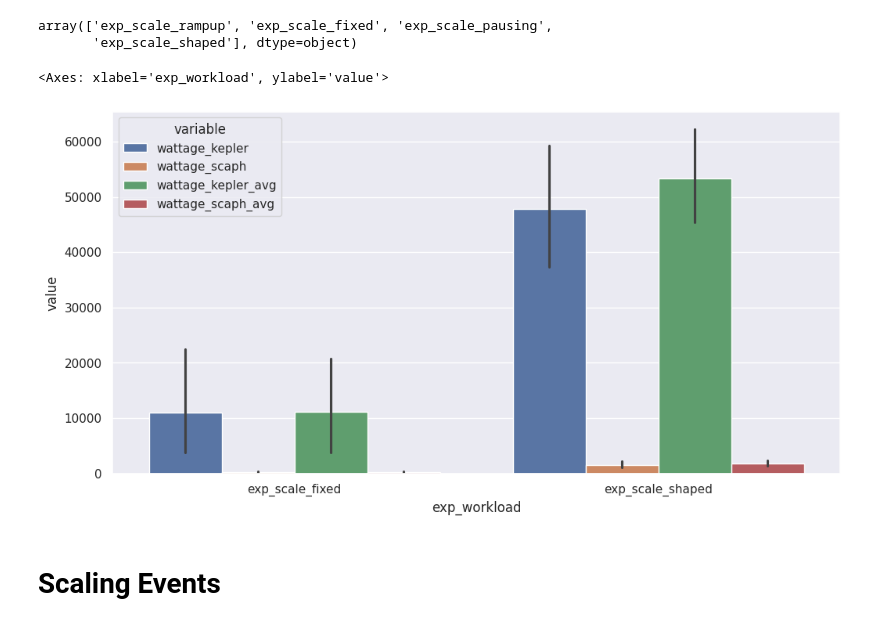
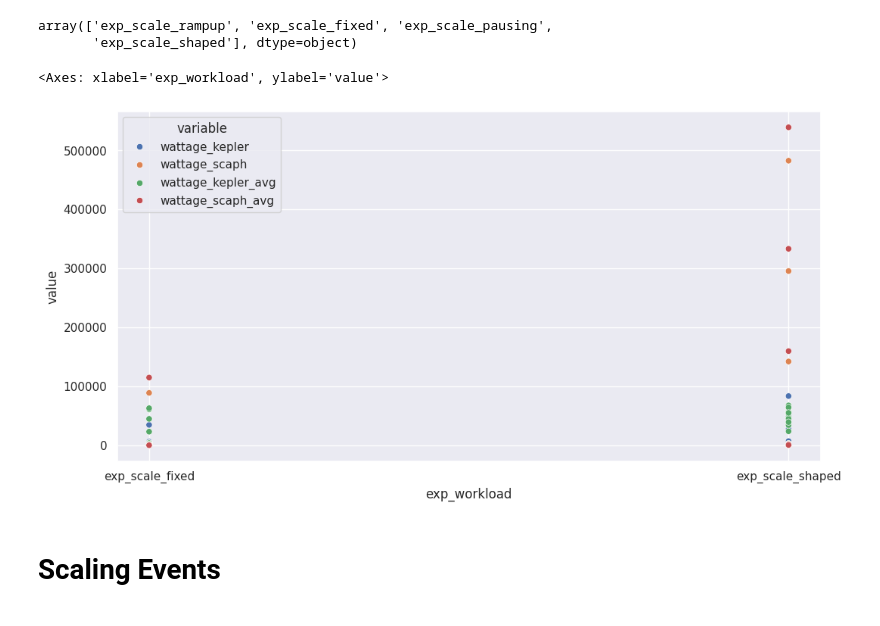
Before and after one commit to clue2-sose25/Clue2, a Jupyter notebook: eval6000.ipynb, the cells around one changed output. Saved outputs shown, nothing was run; the diff lists cells and outputs as text; code cells hidden in the pictures.

```diff
--- a/eval6000.ipynb
+++ b/eval6000.ipynb
@@ -15,7 +15,7 @@ pd.set_option('display.max_columns', None)
 sns.set_theme(rc={'figure.figsize':(12, 6)})
 # %%
 MANUAL="data/2024-06-22_11-26-02"
-NEW="data/2024-07-12_11-19-47"
+NEW="data/2024-07-12_23-44-59"
 # KARL_LOCAL = "data/data/*"
 exr = exv2.experiment_results.ExperimentResults(NEW, load_stats_history=True) # type: ignore
 RUN_VARS = exv2.experiment_results.ExperimentResults.RUN_VARS # type: ignore
@@ -62,19 +62,19 @@ array(['exp_scale_rampup', 'exp_scale_fixed', 'exp_scale_pausing',
 # %%
 # comparing summing up all wattages (assuming they are per second) vs average watt per experiment times number of seconds
 
 nrj = exr.pods_energy(energy_workloads=True).reset_index()
 wcols = nrj.columns[nrj.columns.str.startswith('wattage')]
 wcols
 
-sns.barplot(
+sns.scatterplot(
     data=nrj.melt(id_vars=exr.RUN_VARS, value_vars=list(wcols)),
     x="exp_workload",
     y="value",
     hue="variable"
 )
 # %% [output]
 <Axes: xlabel='exp_workload', ylabel='value'>
-[figure, old version]
+[figure, new version]
 # %% [markdown]
 # Scaling Events
 # %%
```
Also changed, not shown: parts of 19 cells of this notebook, 1 other file.
